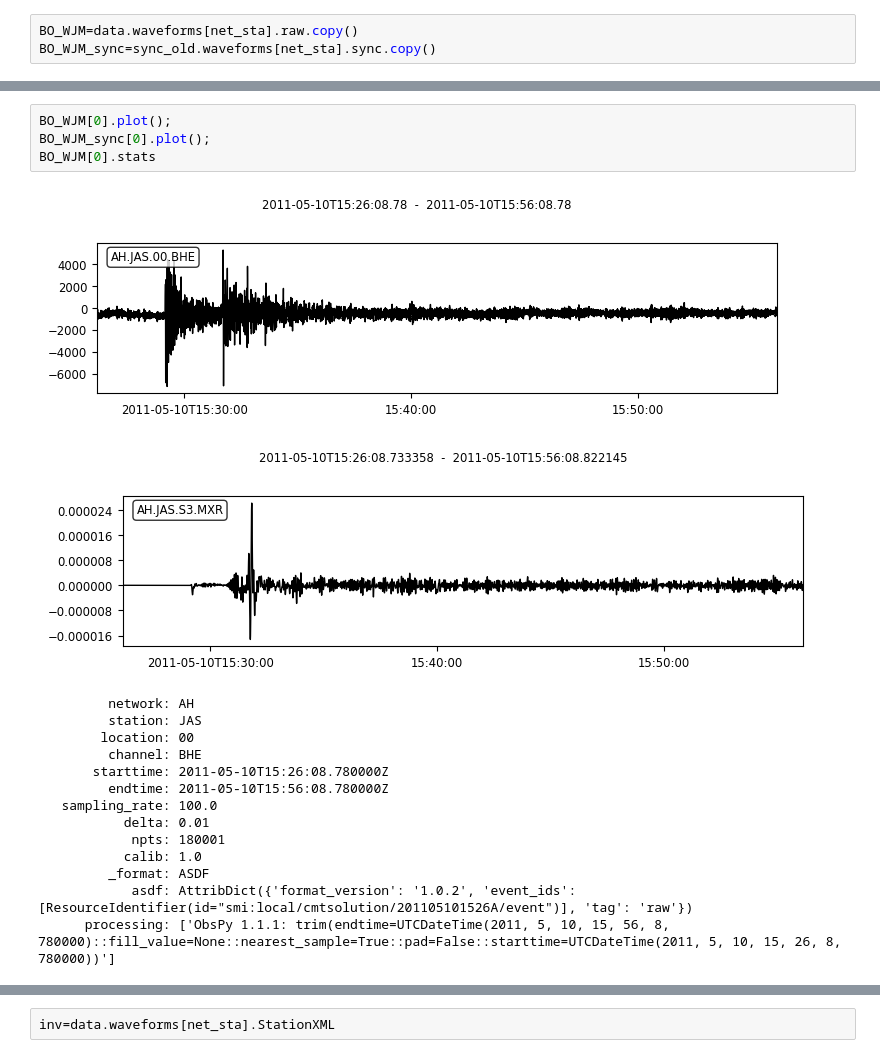
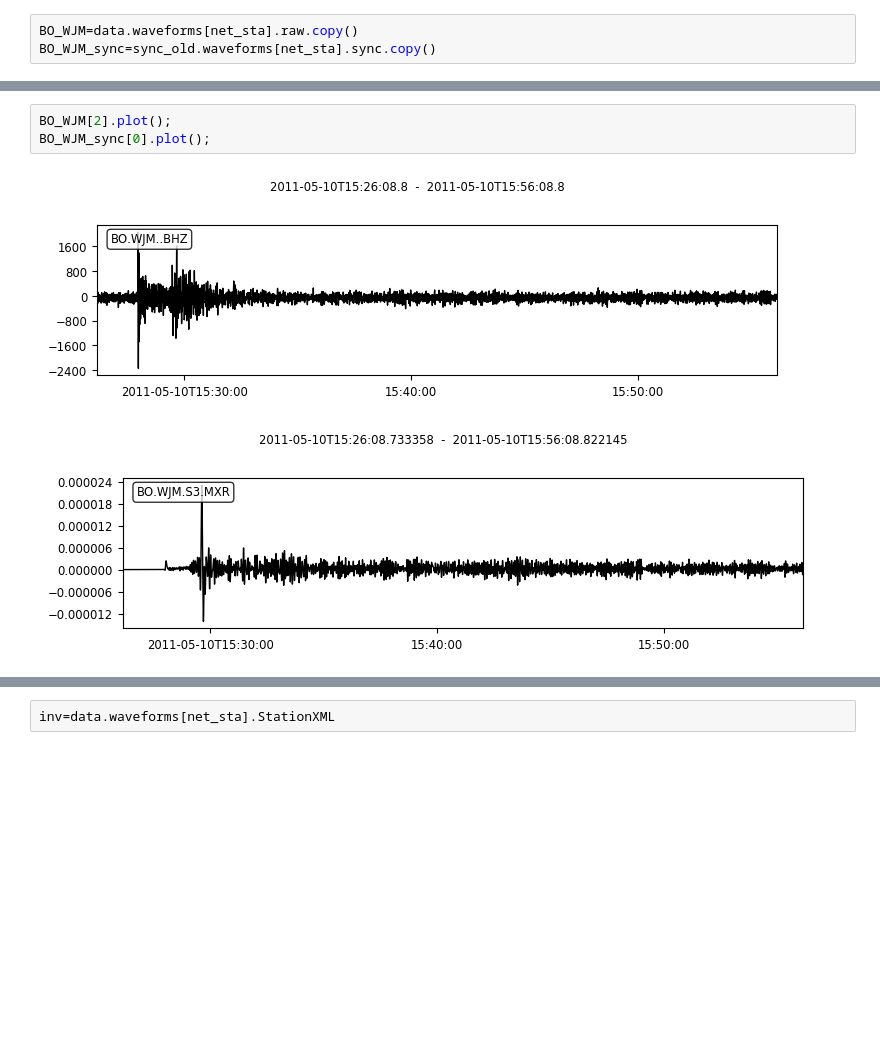
Before and after one commit to ziyixiArchive/Japan_Slab_code, a Jupyter notebook: jupyter/analysis_data_processing/compare_data_sync.ipynb, the cells around one changed output, grey strips where cells are left out. Cells and saved outputs as stored; diff of their text form; blank space fills up the shorter version.

```diff
--- a/jupyter/analysis_data_processing/compare_data_sync.ipynb
+++ b/jupyter/analysis_data_processing/compare_data_sync.ipynb
@@ -76,23 +77,9 @@ AH.JAS.S3.MXZ | 2011-05-10T15:26:08.733358Z - 2011-05-10T15:56:08.822145Z | 9.2
 # %%
-BO_WJM[0].plot();
+BO_WJM[2].plot();
 BO_WJM_sync[0].plot();
-BO_WJM[0].stats
 # %% [output]
-[figure, old version]
+[figure, new version]
-[figure, old version]
+[figure, new version]
-         network: AH
-         station: JAS
-        location: 00
-         channel: BHE
-       starttime: 2011-05-10T15:26:08.780000Z
-         endtime: 2011-05-10T15:56:08.780000Z
-   sampling_rate: 100.0
-           delta: 0.01
-            npts: 180001
-           calib: 1.0
-         _format: ASDF
-            asdf: AttribDict({'format_version': '1.0.2', 'event_ids': [ResourceIdentifier(id="smi:local/cmtsolution/201105101526A/event")], 'tag': 'raw'})
-      processing: ['ObsPy 1.1.1: trim(endtime=UTCDateTime(2011, 5, 10, 15, 56, 8, 780000)::fill_value=None::nearest_sample=True::pad=False::starttime=UTCDateTime(2011, 5, 10, 15, 26, 8, 780000))']
 # %%
 BO_WJM.detrend("demean")
 BO_WJM.detrend("linear")
```
Also changed, not shown: parts of 44 cells of this notebook, 10 other files.
